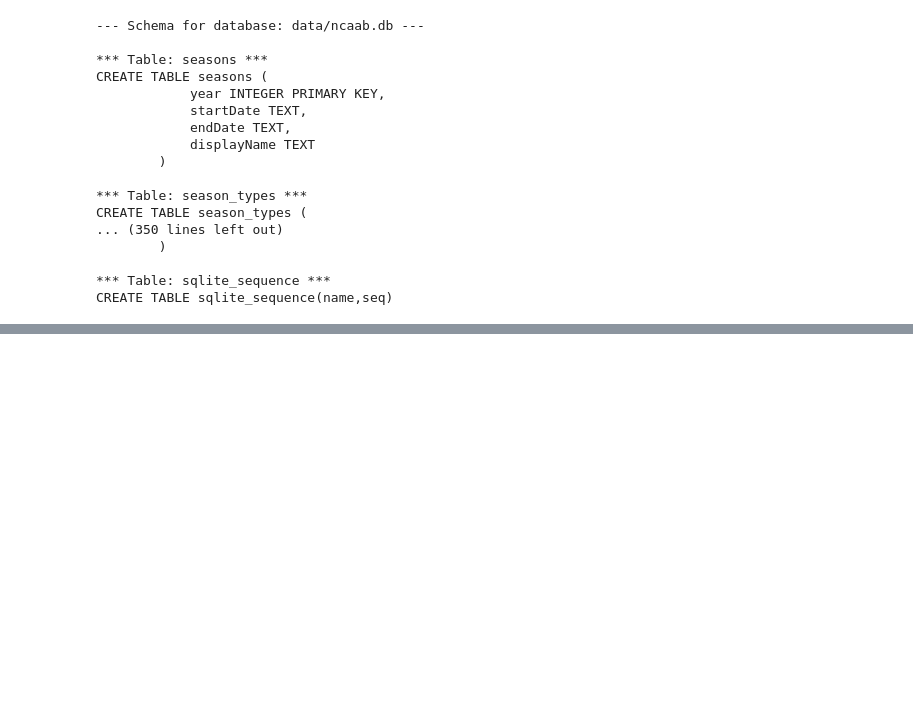
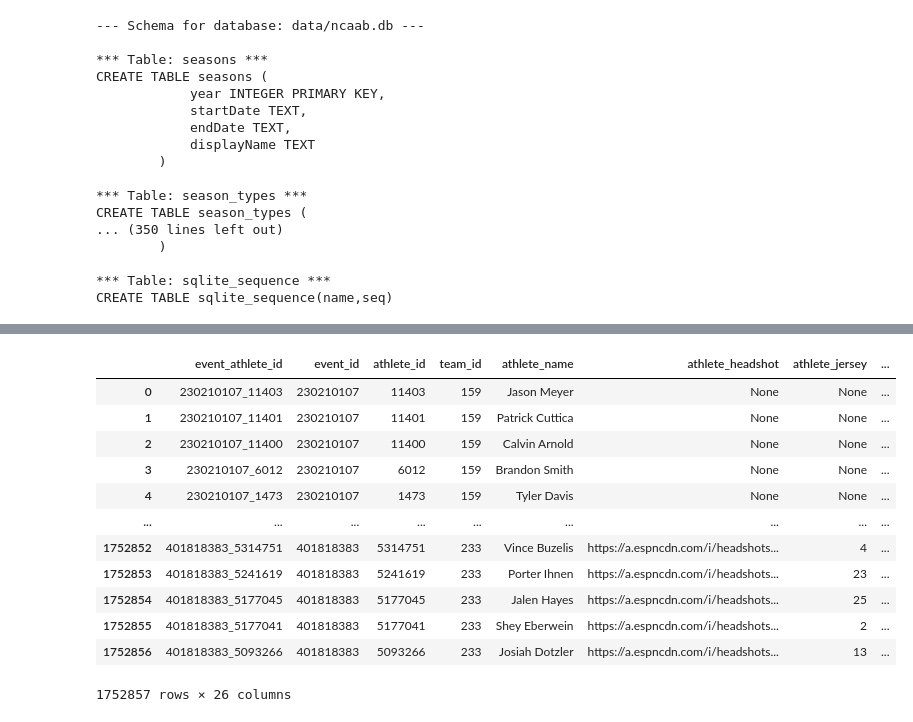
Before and after one commit to alexkamer/ncaab_manager_pro, a Jupyter notebook: test.ipynb, the cells around one changed output, grey strips where cells are left out. Drawn from its saved outputs; the diff is of its cells as text; code cells hidden in the pictures; blank space fills up the shorter version.

```diff
--- a/test.ipynb
+++ b/test.ipynb
@@ -115,8 +115,8 @@ def load_db_table_to_dataframe(db_file, table_name):
 # --- Example Usage ---
 
 # Assume you have a table named 'teams' in your ncaab.db
-database_file = 'ncaab.db'
-table_to_load = 'teams' # Replace 'teams' with the actual name of your table
+database_file = 'data/ncaab.db'
+table_to_load = 'player_boxscores' # Replace 'teams' with the actual name of your table
 
 # Assign the table data to a pandas variable
 teams_df = load_db_table_to_dataframe(database_file, table_to_load)
@@ -130,0 +149,16 @@ if teams_df is not None:
+# %%
+teams_df
+# %% [output]
+|  | event_athlete_id | event_id | athlete_id | team_id | athlete_name | athlete_headshot | athlete_jersey | ... |
+| 0 | 230210107_11403 | 230210107 | 11403 | 159 | Jason Meyer | None | None | ... |
+| 1 | 230210107_11401 | 230210107 | 11401 | 159 | Patrick Cuttica | None | None | ... |
+| 2 | 230210107_11400 | 230210107 | 11400 | 159 | Calvin Arnold | None | None | ... |
+| 3 | 230210107_6012 | 230210107 | 6012 | 159 | Brandon Smith | None | None | ... |
+| 4 | 230210107_1473 | 230210107 | 1473 | 159 | Tyler Davis | None | None | ... |
+| ... | ... | ... | ... | ... | ... | ... | ... | ... |
+| 1752852 | 401818383_5314751 | 401818383 | 5314751 | 233 | Vince Buzelis | https://a.espncdn.com/i/headshots... | 4 | ... |
+| 1752853 | 401818383_5241619 | 401818383 | 5241619 | 233 | Porter Ihnen | https://a.espncdn.com/i/headshots... | 23 | ... |
+| 1752854 | 401818383_5177045 | 401818383 | 5177045 | 233 | Jalen Hayes | https://a.espncdn.com/i/headshots... | 25 | ... |
+| 1752855 | 401818383_5177041 | 401818383 | 5177041 | 233 | Shey Eberwein | https://a.espncdn.com/i/headshots... | 2 | ... |
+| 1752856 | 401818383_5093266 | 401818383 | 5093266 | 233 | Josiah Dotzler | https://a.espncdn.com/i/headshots... | 13 | ... |
+1752857 rows × 26 columns
```
Also changed, not shown: parts of 1 cell of this notebook, 2 other files.
